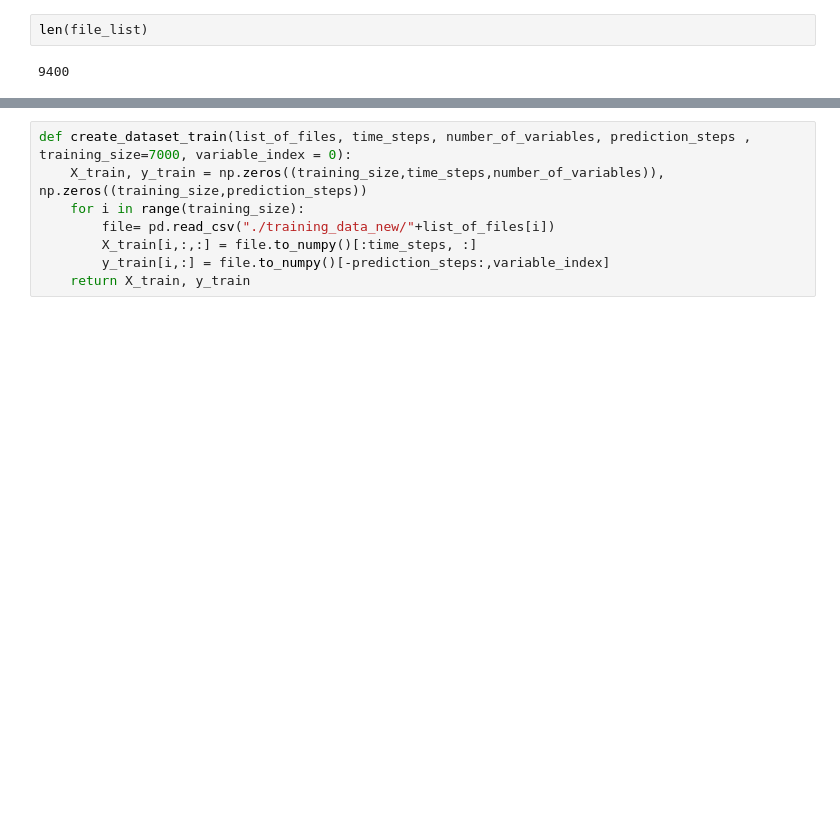
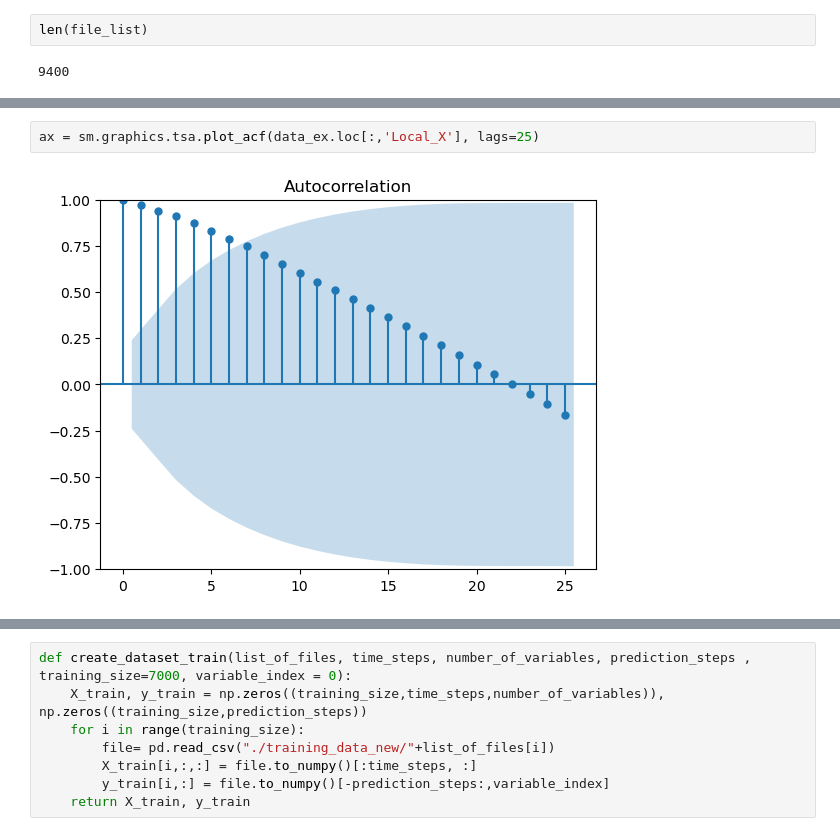
Before and after one commit to MatteoMascheroni1/AI_for_decision_making_and_control, a Jupyter notebook: assignment_3/LSTM.ipynb, the cells around one changed output, grey strips where cells are left out. Cells and saved outputs as stored; diff of their text form; blank space fills up the shorter version.

```diff
--- a/assignment_3/LSTM.ipynb
+++ b/assignment_3/LSTM.ipynb
@@ -39,0 +97,4 @@ len(file_list)
+# %%
+ax = sm.graphics.tsa.plot_acf(data_ex.loc[:,'Local_X'], lags=25)
+# %% [output]
+[figure, added]
```
Also changed, not shown: parts of 107 cells of this notebook.
